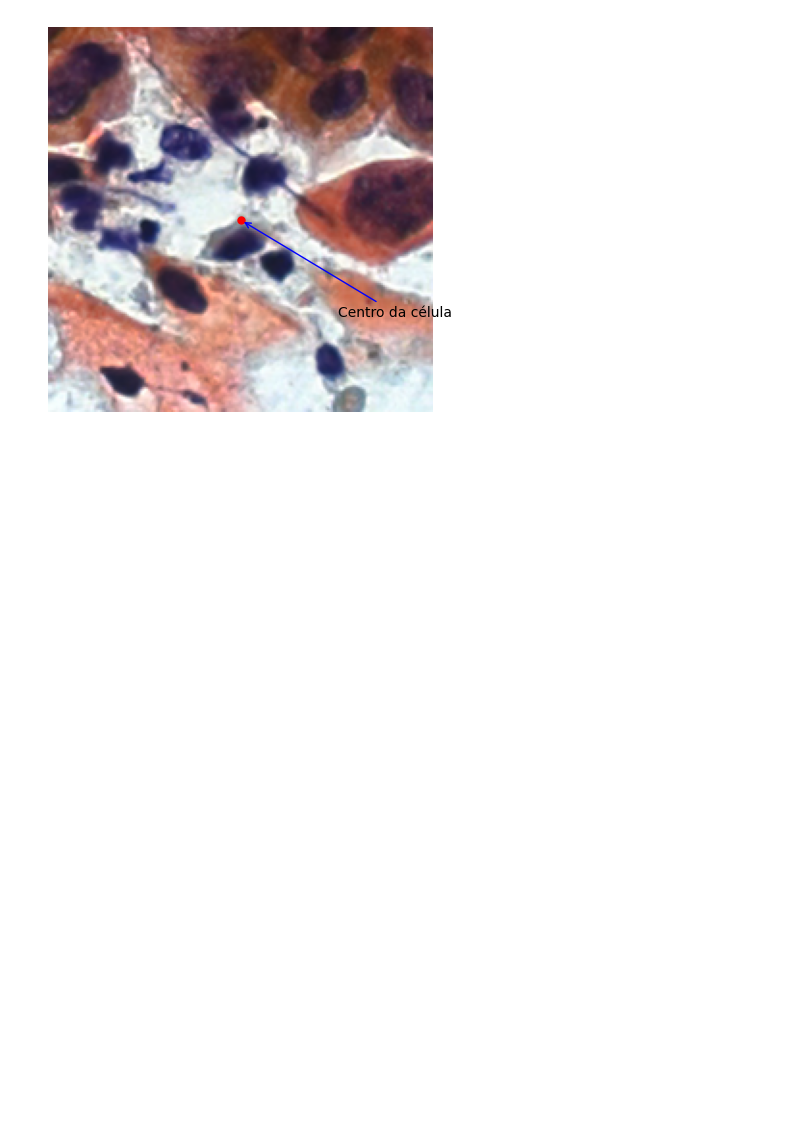
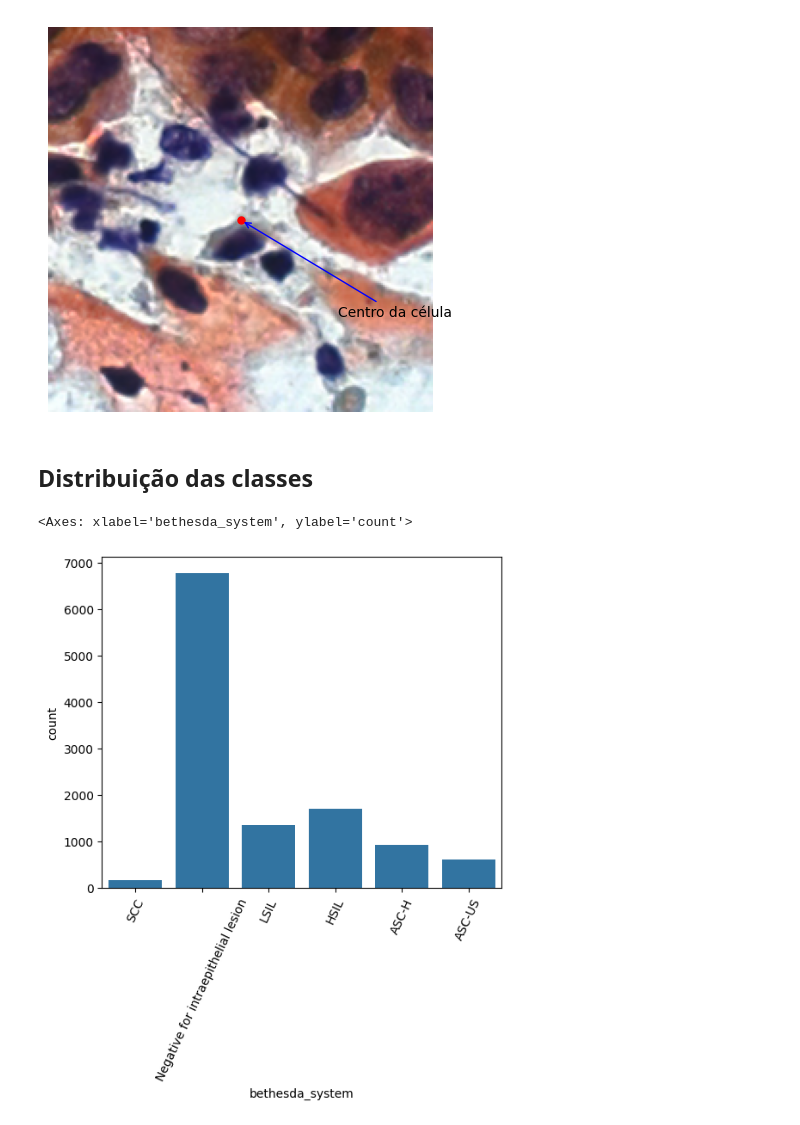
Before and after one commit to intel-comp-saude-ufes/2026-1-P-cell-classification, a Jupyter notebook: notebooks/data.ipynb, the cells around one changed output. Saved outputs shown, nothing was run; the diff lists cells and outputs as text; code cells hidden in the pictures; blank space fills up the shorter version.

```diff
--- a/notebooks/data.ipynb
+++ b/notebooks/data.ipynb
@@ -60,3 +61,13 @@ width, height = (200, 200)
 print_cell(image_path, cell_coord[0], cell_coord[1], width, height)
 # %% [output]
 [figure]
+# %% [markdown]
+## Distribuição das classes
+# %%
+# Adicionar tilt nos nomes das classes do eixo x
+plt.figure(figsize=(6, 5))
+plt.xticks(rotation=65)
+sns.countplot(x="bethesda_system", data=classifications_df)
+# %% [output]
+<Axes: xlabel='bethesda_system', ylabel='count'>
+[figure, added]
```
Also changed, not shown: parts of 1 cell of this notebook, 2 other files.
